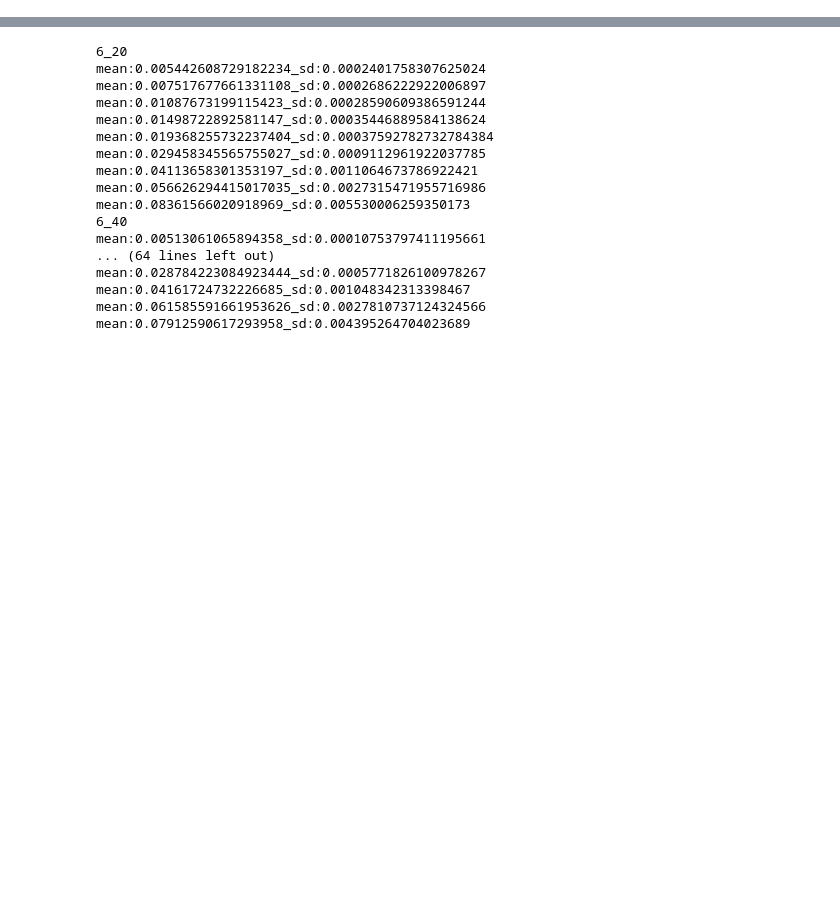
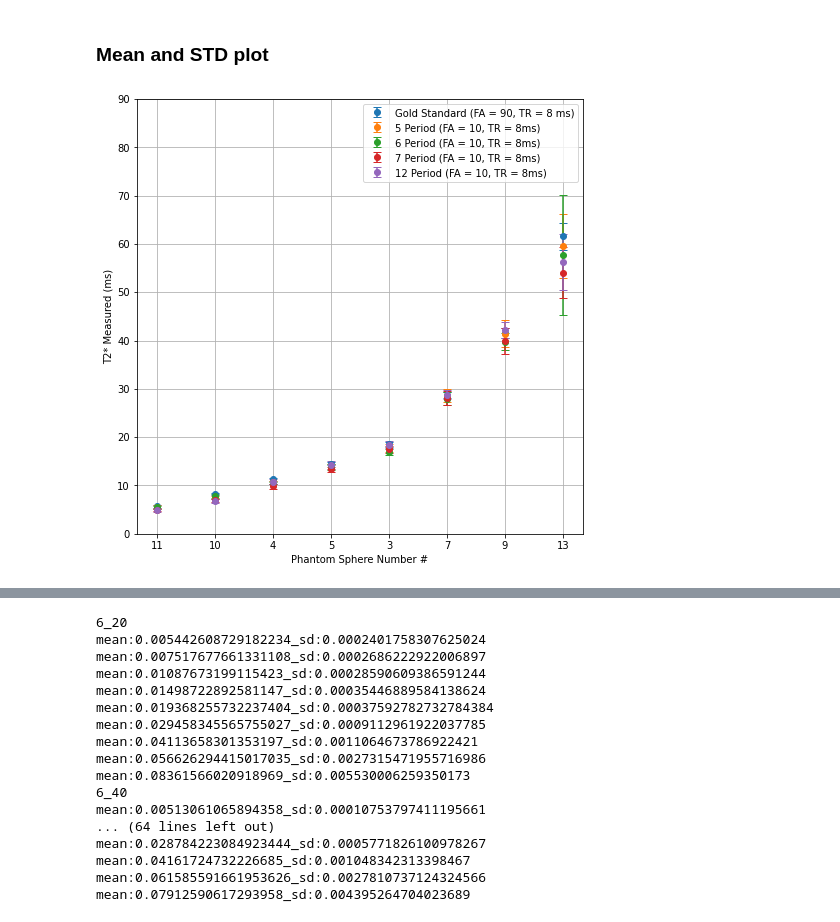
Before and after one commit to Yifei-Jin/Final_Year_Project, a Jupyter notebook: Code/Quadratic_Spoiling/PostImageProcessing/Final_T2StarResultReader.ipynb, the cells around one changed output, grey strips where cells are left out. Drawn from its saved outputs; the diff is of its cells as text; code cells hidden in the pictures; blank space fills up the shorter version.

```diff
--- a/Code/Quadratic_Spoiling/PostImageProcessing/Final_T2StarResultReader.ipynb
+++ b/Code/Quadratic_Spoiling/PostImageProcessing/Final_T2StarResultReader.ipynb
@@ -1,3 +1,50 @@
 # %%
 import numpy as np
 import matplotlib.pyplot as plt
+# %% [markdown]
+### Mean and STD plot
+# %%
+###Mean and STD plot of GOLD standard (90 flip angle) and N-Periodic comparing
+
+chosedNum = [11,10,4,5,3,7,9,13]
+chosedNum_axis = [str(11),str(10),str(4),str(5),str(3),str(7),str(9),str(13)]
+tr = 8
+fa = 90
+
+###Gold standard
+#print(str(tr)+"_"+str(fa))
+GOLDSTD_mean = np.asarray([], dtype = float)
+GOLDSTD_std = np.asarray([], dtype = float)
+
+T2StarData = np.load("MASK_3RESULT/GOLDstandardT2Star/"+str(tr)+"TR_"+str(fa)+"FA_T2StarValueFor14PhantomSpheres_MASK4.npy")
+for phantomNum in chosedNum:
+    GOLDSTD_mean = np.append(GOLDSTD_mean, np.mean(T2StarData[phantomNum-1,:]))
+    GOLDSTD_std = np.append(GOLDSTD_std, np.std(T2StarData[phantomNum-1,:]))
+    #print("mean:"+str(np.mean(GOLDSTD_6TR_90[phantomNum-1,:]))+"_sd:"+str(np.std(GOLDSTD_6TR_90[phantomNum-1,:])))
+
+
+fig, ax = plt.subplots(figsize = (8,8))
+ax.errorbar(chosedNum_axis,GOLDSTD_mean*1e3,fmt='o', yerr=GOLDSTD_std*1e3,capsize=4, label = f"Gold Standard (FA = {str(fa)}, TR = {str(tr)} ms)")
+ax.set_xlabel("Phantom Sphere Number #")
+ax.set_ylabel("T2* Measured (ms)")
+
+Period = [5,6,7,12]
+###N Periodic
+for P in Period:
+    N_Period_mean = np.asarray([], dtype = float)
+    N_Period_std = np.asarray([], dtype = float)
+    #print(str(tr)+"_"+str(P))
+    T2StarData = np.load("MASK_3RESULT/NPeriodicT2Star/"+str(tr)+"TR_"+str(P)+"_Period_10FA_T2StarValueFor14PhantomSpheres_MASK4.npy")
+    for phantomNum in chosedNum:
+        N_Period_mean = np.append(N_Period_mean, np.mean(T2StarData[phantomNum-1,:]))
+        N_Period_std = np.append(N_Period_std, np.std(T2StarData[phantomNum-1,:]))
+        #print("mean:"+str(np.mean(T2StarData[phantomNum-1,:]))+"_sd:"+str(np.std(T2StarData[phantomNum-1,:])))
+    ax.errorbar(chosedNum_axis,N_Period_mean*1e3,fmt='o', yerr=N_Period_std*1e3,capsize=4, label = f"{str(P)} Period (FA = 10, TR = {str(tr)}ms)")
+
+
+plt.yticks(np.arange(0, 100, 10))
+ax.legend()
+ax.grid()
+#ax.figure.savefig("Mean_STD_Comparing_8TR.jpg")
+# %% [output]
+[figure, added]
```
Also changed, not shown: parts of 3 cells of this notebook, 15 other files.
